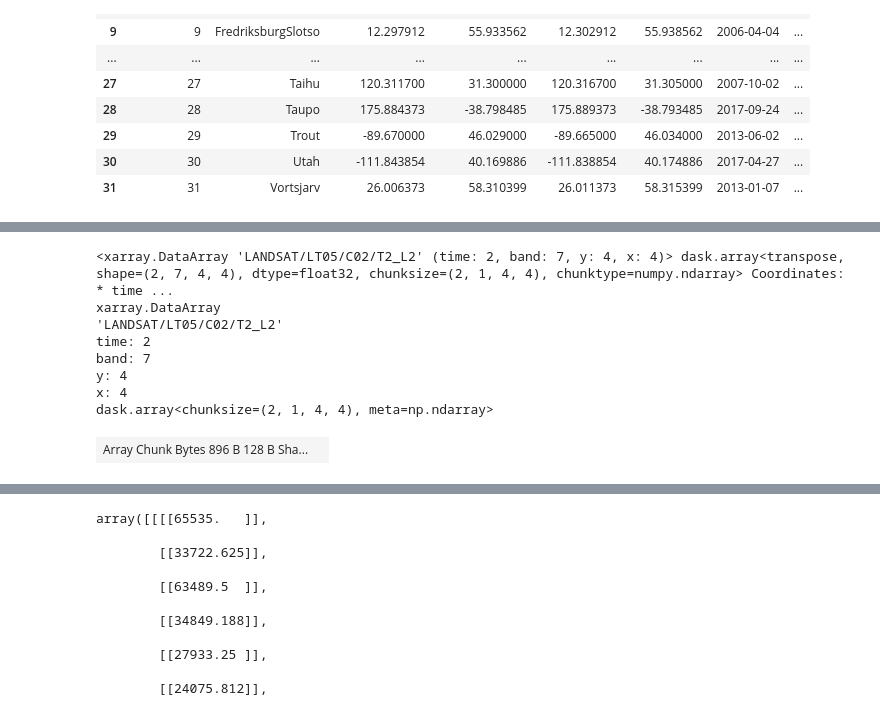
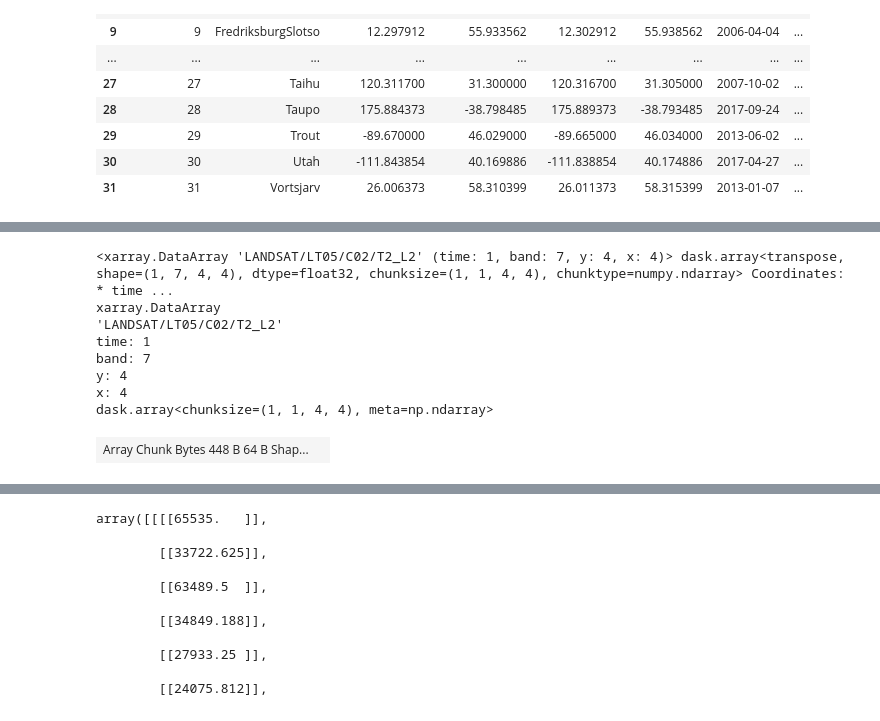
Before and after one commit to shijiarui-rs/colab_sjr_rs_w, a Jupyter notebook: CUBO_TEST_DEMO.ipynb, the cells around one changed output, grey strips where cells are left out. Drawn from its saved outputs; the diff is of its cells as text; code cells hidden in the pictures.

```diff
--- a/CUBO_TEST_DEMO.ipynb
+++ b/CUBO_TEST_DEMO.ipynb
@@ -258,26 +258,26 @@ for ii in tqdm(range(len(merged_df)), desc="Processing Lakes"):
 # %%
 da_L5 = cubo.create(
   lat=center_lat,
   lon=center_lon,
   collection=Landsat_sensor[-1], # ID of the GEE collection Landsat_sensor[0]
   bands=["SR_B1","SR_B2","SR_B3","SR_B4","SR_B5","SR_B7","ST_B6"], # Bands to retrieve
-  start_date=start_time,
-  end_date=end_time, # End date of the cube (remember in GEE this date is not included)
+  start_date='2003-06-01',
+  end_date='2023-06-30', # End date of the cube (remember in GEE this date is not included)
   edge_size=4,
   resolution=30,
   gee=True # Set to True
 )
 da_L5
 # %% [output]
-<xarray.DataArray 'LANDSAT/LT05/C02/T2_L2' (time: 2, band: 7, y: 4, x: 4)> dask.array<transpose, shape=(2, 7, 4, 4), dtype=float32, chunksize=(2, 1, 4, 4), chunktype=numpy.ndarray> Coordinates: * time ...
+<xarray.DataArray 'LANDSAT/LT05/C02/T2_L2' (time: 1, band: 7, y: 4, x: 4)> dask.array<transpose, shape=(1, 7, 4, 4), dtype=float32, chunksize=(1, 1, 4, 4), chunktype=numpy.ndarray> Coordinates: * time ...
 xarray.DataArray
 'LANDSAT/LT05/C02/T2_L2'
-time: 2
+time: 1
 band: 7
 y: 4
 x: 4
-dask.array<chunksize=(2, 1, 4, 4), meta=np.ndarray>
+dask.array<chunksize=(1, 1, 4, 4), meta=np.ndarray>
-| Array Chunk Bytes 896 B 128 B Sha... |  |
+| Array Chunk Bytes 448 B 64 B Shap... |  |
 Coordinates: (5)
 time
 (time)
```
Also changed, not shown: parts of 7 cells of this notebook.
